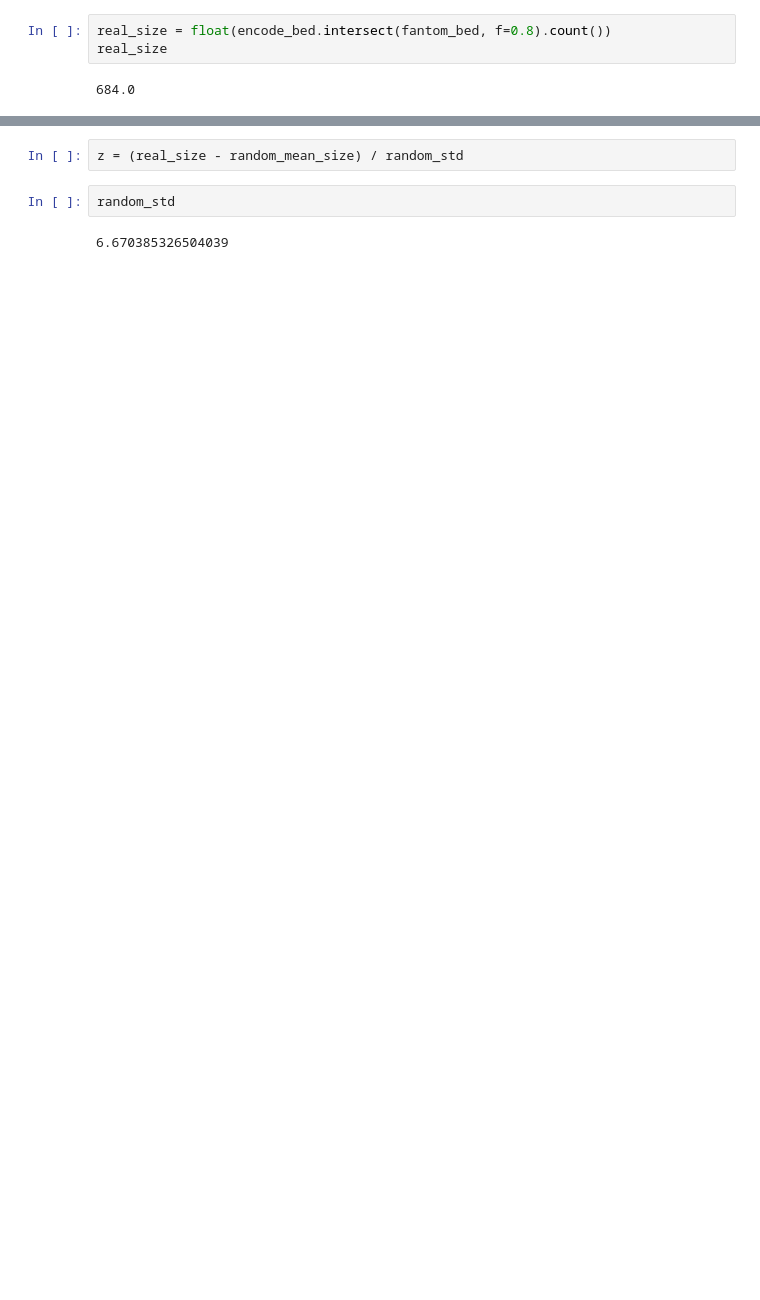
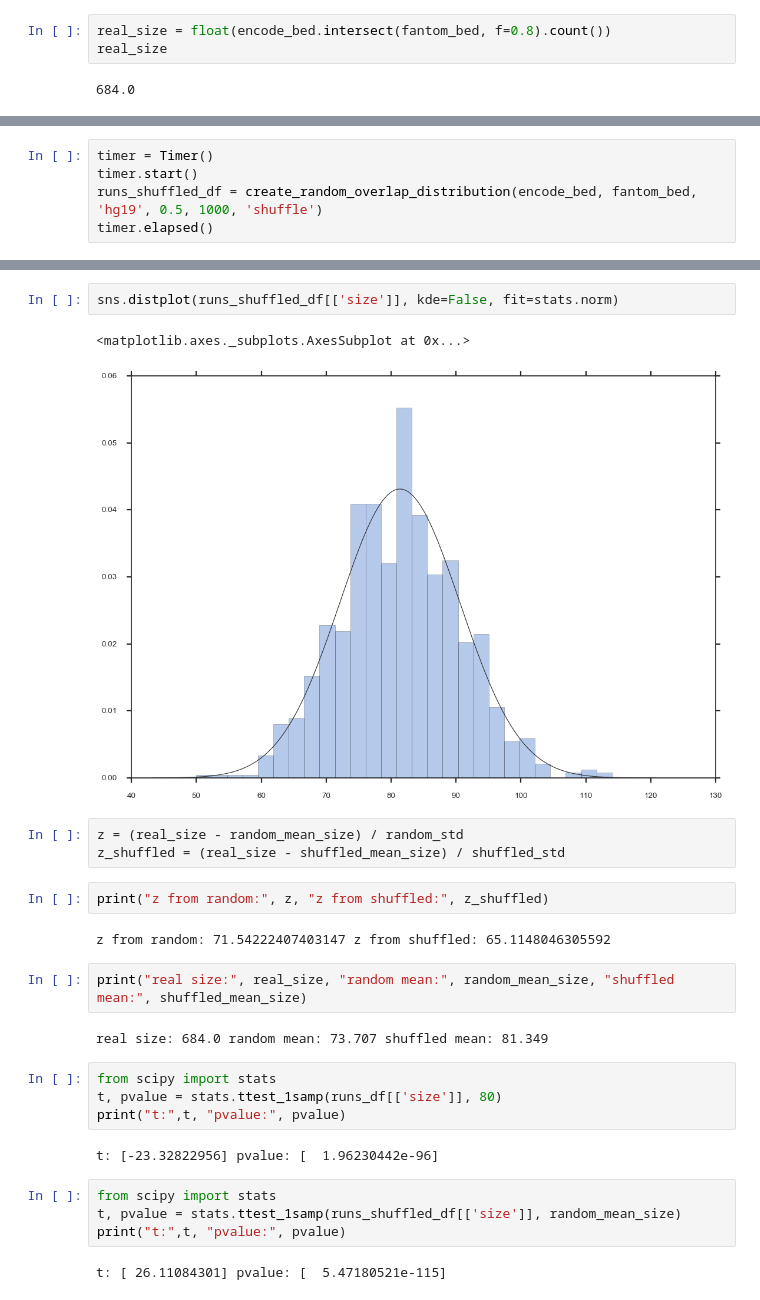
Before and after one commit to mvanzetti/thesis, a Jupyter notebook: notebooks/Null Model.ipynb, the cells around one changed output, grey strips where cells are left out. Cells and saved outputs as stored; diff of their text form; blank space fills up the shorter version.

```diff
--- a/notebooks/Null Model.ipynb
+++ b/notebooks/Null Model.ipynb
@@ -377,0 +438,5 @@ runs_df = create_random_overlap_distribution(encode_bed, fantom_bed, 'hg19', 0.8
+# %%
+timer = Timer()
+timer.start()
+runs_shuffled_df = create_random_overlap_distribution(encode_bed, fantom_bed, 'hg19', 0.5, 1000, 'shuffle')
+timer.elapsed()
@@ -394,6 +463,28 @@ sns.distplot(runs_df[['size']], kde=False, fit=stats.norm)
+# %%
+sns.distplot(runs_shuffled_df[['size']], kde=False, fit=stats.norm)
+# %% [output]
+<matplotlib.axes._subplots.AxesSubplot at 0x...>
+[figure, added]
 # %%
 z = (real_size - random_mean_size) / random_std
+z_shuffled = (real_size - shuffled_mean_size) / shuffled_std
-# %%
-random_std
-# %% [output]
-6.670385326504039
+# %%
+print("z from random:", z, "z from shuffled:", z_shuffled)
+# %% [output]
+z from random: 71.54222407403147 z from shuffled: 65.1148046305592
+# %%
+print("real size:", real_size, "random mean:", random_mean_size, "shuffled mean:", shuffled_mean_size)
+# %% [output]
+real size: 684.0 random mean: 73.707 shuffled mean: 81.349
+# %%
+from scipy import stats
+t, pvalue = stats.ttest_1samp(runs_df[['size']], 80)
+print("t:",t, "pvalue:", pvalue)
+# %% [output]
+t: [-23.32822956] pvalue: [  1.96230442e-96]
+# %%
+from scipy import stats
+t, pvalue = stats.ttest_1samp(runs_shuffled_df[['size']], random_mean_size)
+print("t:",t, "pvalue:", pvalue)
+# %% [output]
+t: [ 26.11084301] pvalue: [  5.47180521e-115]
```
Also changed, not shown: parts of 24 cells of this notebook.
